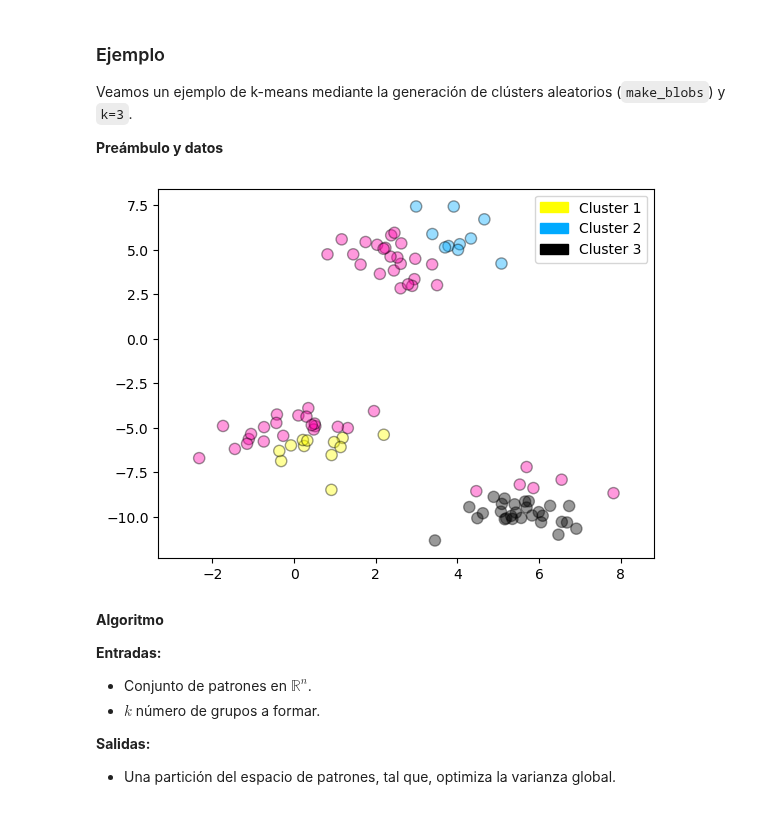
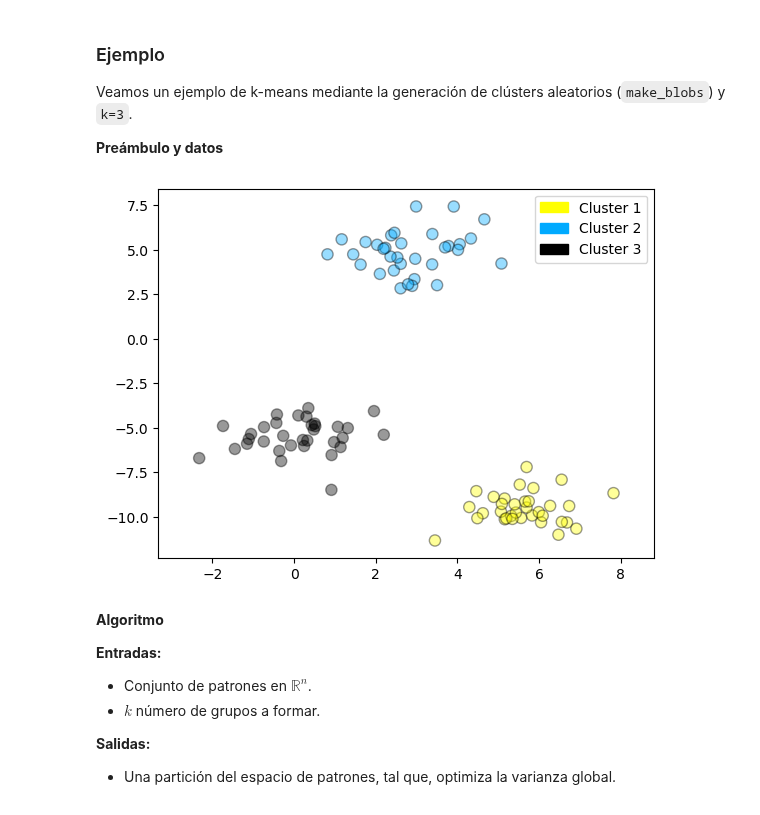
Before and after one commit to vmoprojs/MLPython, a Jupyter notebook: _build/jupyter_execute/NoSupervizado.ipynb, the cells around one changed output. Cells and saved outputs as stored; diff of their text form; code cells hidden in the pictures.

```diff
--- a/_build/jupyter_execute/NoSupervizado.ipynb
+++ b/_build/jupyter_execute/NoSupervizado.ipynb
@@ -32,23 +32,23 @@ Veamos un ejemplo de k-means mediante la generación de clústers aleatorios (`m
 # %%
 
 #%matplotlib notebook
 import numpy as np
 import pandas as pd
 import seaborn as sn
 import matplotlib.pyplot as plt
 
 from sklearn.datasets import make_blobs
 from sklearn.cluster import KMeans
 from shared_utilities import plot_labelled_scatter
 
 X, y = make_blobs(random_state = 10)
 
-kmeans = KMeans(n_init = 3)
+kmeans = KMeans(n_init = 3,n_clusters = 3)
 kmeans.fit(X)
 
 plot_labelled_scatter(X, kmeans.labels_, ['Cluster 1', 'Cluster 2', 'Cluster 3'])
 # %% [output]
-[figure, old version]
+[figure, new version]
 # %% [markdown]
 **Algoritmo**
 
```
Also changed, not shown: parts of 2 cells of this notebook, 8 other files.
